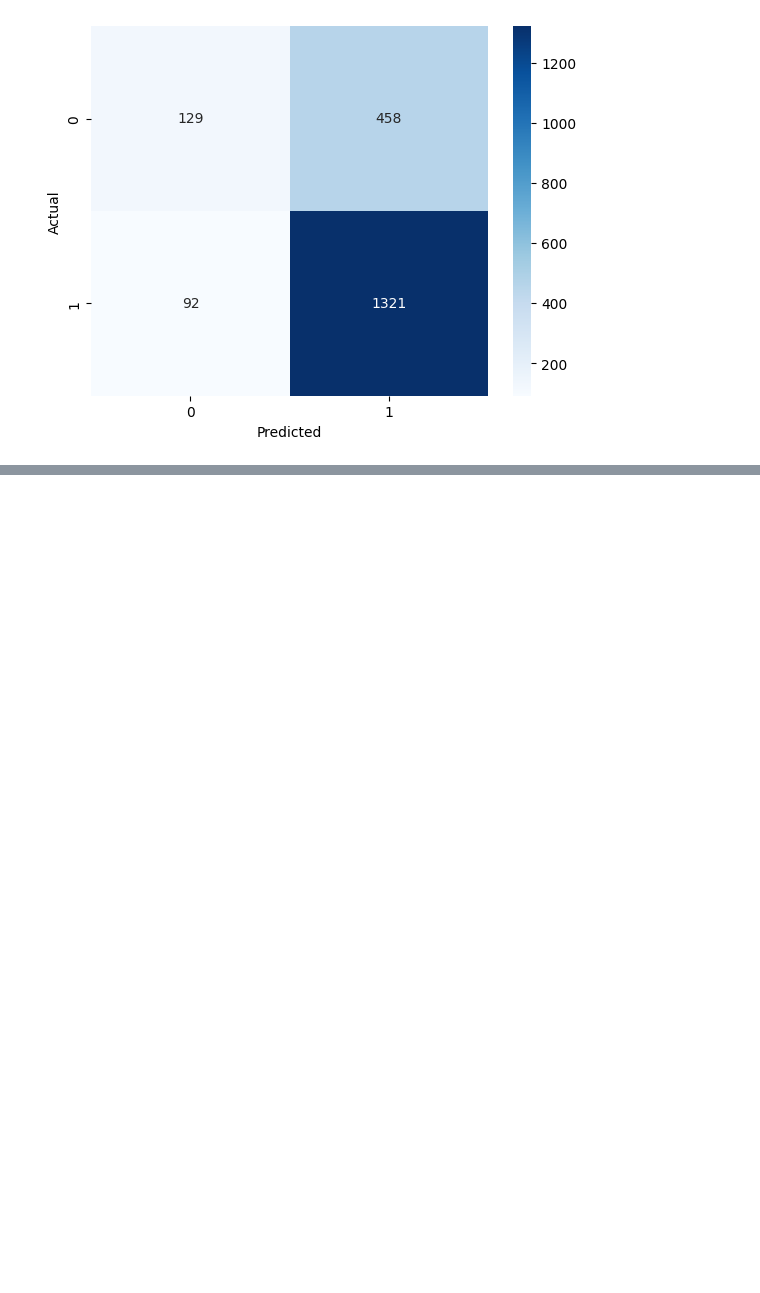
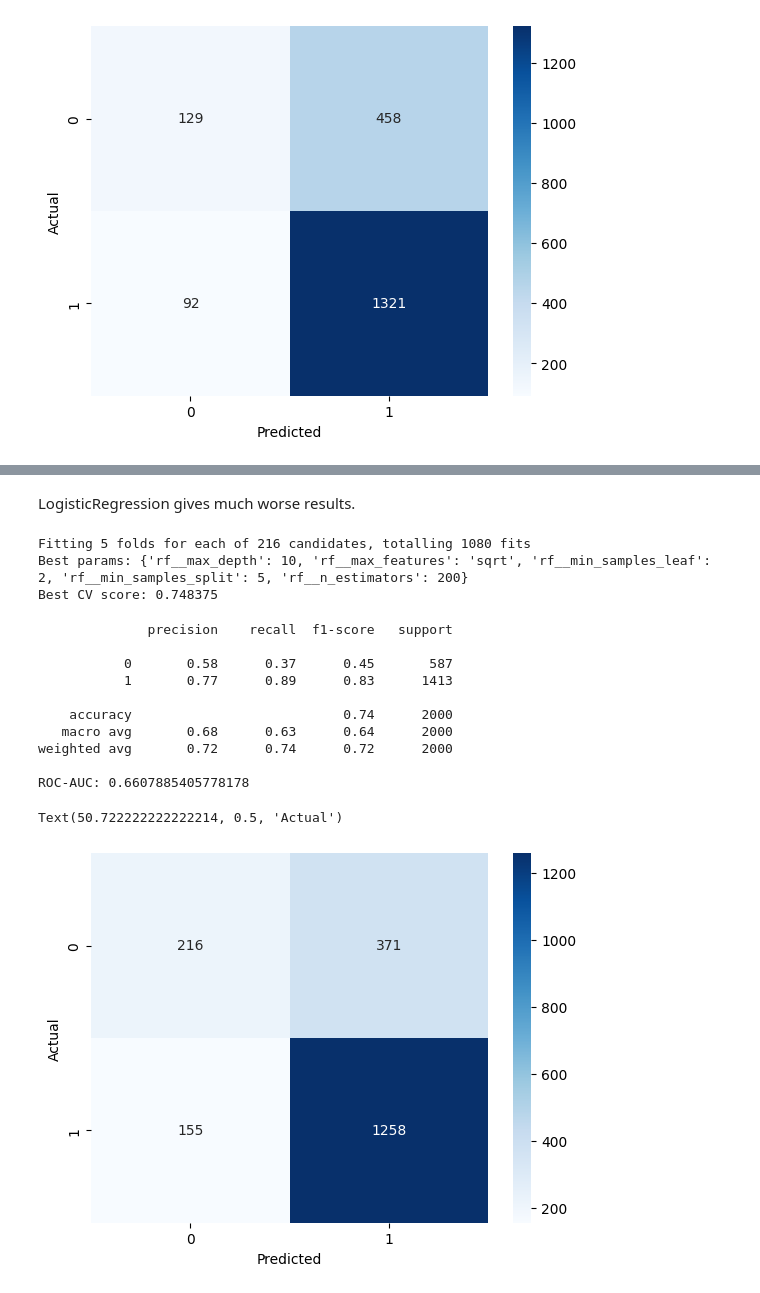
Before and after one commit to szwoloszyn/student-ai-usage-prediction, a Jupyter notebook: model.ipynb, the cells around one changed output, grey strips where cells are left out. Cells and saved outputs as stored; diff of their text form; code cells hidden in the pictures; blank space fills up the shorter version.

```diff
--- a/model.ipynb
+++ b/model.ipynb
@@ -358,0 +312,65 @@ weighted avg       0.72      0.74      0.72      2000
+# %% [markdown]
+LogisticRegression gives much worse results.
+# %%
+from sklearn.model_selection import GridSearchCV
+
+pipe = Pipeline([
+    ("rf", RandomForestClassifier(random_state=42))
+])
+
+rf_hp = RandomForestClassifier(
+    random_state=42
+)
+
+param_grid = {
+    "rf__n_estimators": [100, 200, 500],
+    "rf__max_depth": [None, 5, 10, 20],
+    "rf__min_samples_split": [2, 5, 10],
+    "rf__min_samples_leaf": [1, 2, 4],
+    "rf__max_features": ["sqrt", "log2"]
+}
+
+grid = GridSearchCV(pipe, param_grid, cv=5, scoring="accuracy", n_jobs=-1, verbose=1)
+grid.fit(X_train, y_train)
+print("Best params:", grid.best_params_)
+print("Best CV score:", grid.best_score_)
+# %% [output]
+Fitting 5 folds for each of 216 candidates, totalling 1080 fits
+Best params: {'rf__max_depth': 10, 'rf__max_features': 'sqrt', 'rf__min_samples_leaf': 2, 'rf__min_samples_split': 5, 'rf__n_estimators': 200}
+Best CV score: 0.748375
+# %%
+rf_final = RandomForestClassifier(
+    max_depth=10,
+    max_features='sqrt',
+    min_samples_leaf=2,
+    min_samples_split=5,
+    n_estimators=200,
+    random_state=42
+)
+
+rf.fit(X_train, y_train)
+
+y_pred = rf.predict(X_test)
+y_prob = rf.predict_proba(X_test)[:, 1]
+
+print(classification_report(y_test, y_pred))
+print("ROC-AUC:", roc_auc_score(y_test, y_prob))
+
+cm = confusion_matrix(y_test, y_pred)
+
+sns.heatmap(cm, annot=True, fmt='d', cmap='Blues')
+plt.xlabel('Predicted')
+plt.ylabel('Actual')
+# %% [output]
+              precision    recall  f1-score   support
+
+           0       0.58      0.37      0.45       587
+           1       0.77      0.89      0.83      1413
+
+    accuracy                           0.74      2000
+   macro avg       0.68      0.63      0.64      2000
+weighted avg       0.72      0.74      0.72      2000
+
+ROC-AUC: 0.6607885405778178
+Text(50.722222222222214, 0.5, 'Actual')
+[figure, added]
```
Also changed, not shown: parts of 4 cells of this notebook, 1 other file.
